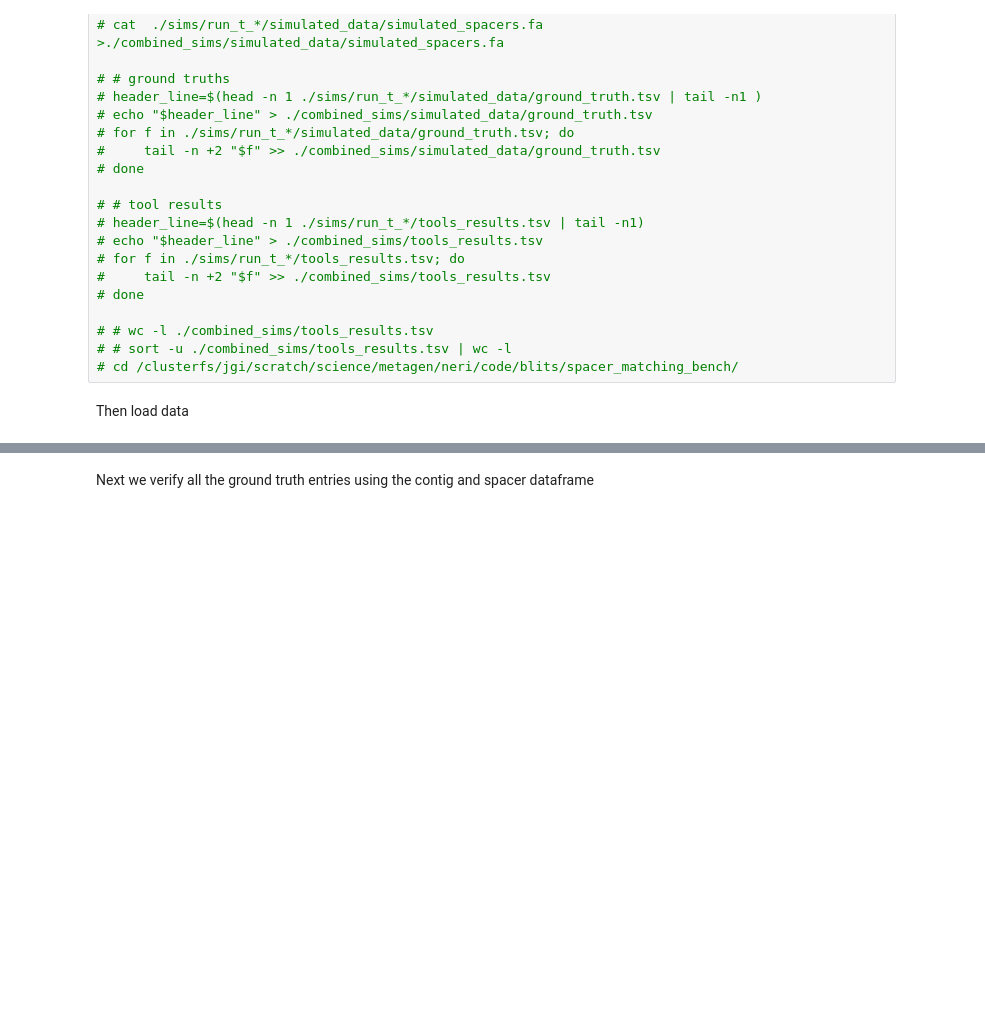
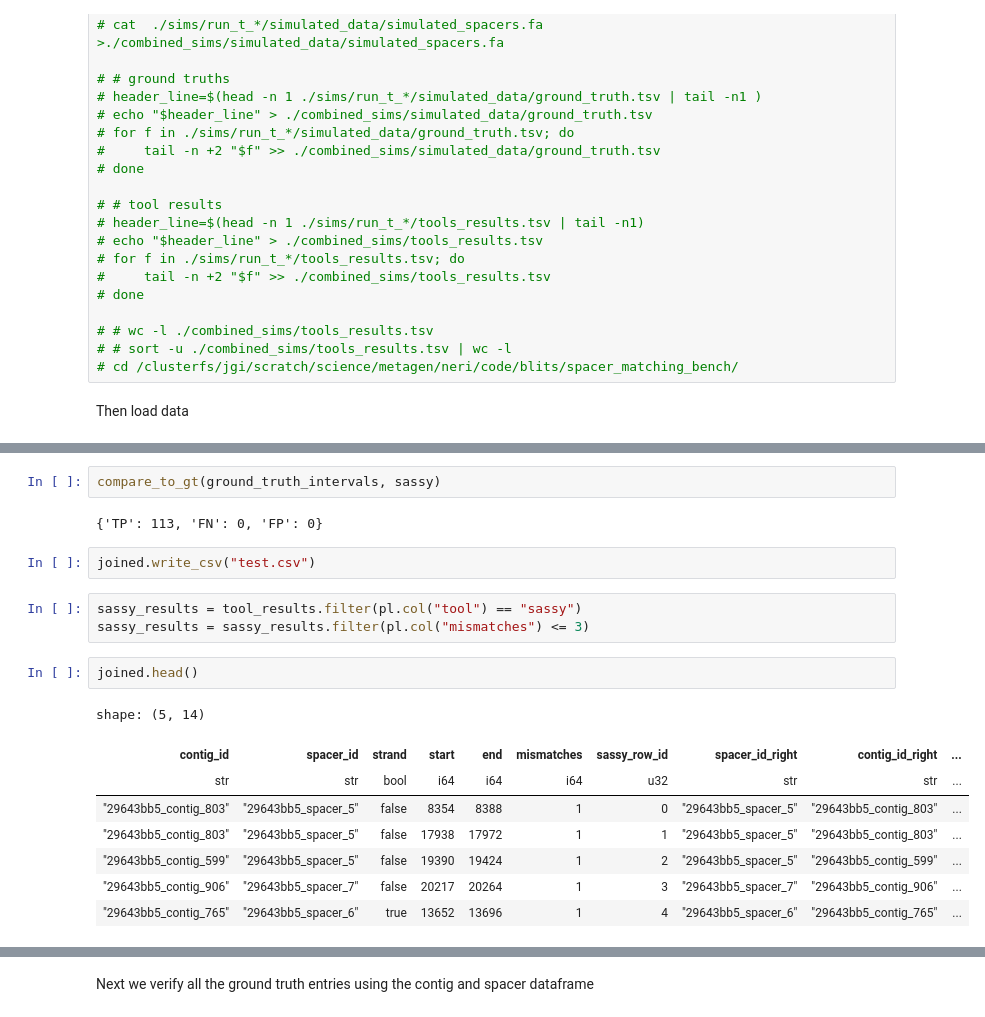
Before and after one commit to rickbeeloo/spacer_bench, a Jupyter notebook: notebooks/Performance_simulated.ipynb, the cells around one changed output, grey strips where cells are left out. Drawn from its saved outputs; the diff is of its cells as text; blank space fills up the shorter version.

```diff
--- a/notebooks/Performance_simulated.ipynb
+++ b/notebooks/Performance_simulated.ipynb
@@ -55,0 +283,20 @@ all_tool_results = pl.read_csv(source="./results/simulated/Runs/combined_sims/to
+# %%
+compare_to_gt(ground_truth_intervals, sassy)
+# %% [output]
+{'TP': 113, 'FN': 0, 'FP': 0}
+# %%
+joined.write_csv("test.csv")
+# %%
+sassy_results = tool_results.filter(pl.col("tool") == "sassy")
+sassy_results = sassy_results.filter(pl.col("mismatches") <= 3)
+# %%
+joined.head()
+# %% [output]
+shape: (5, 14)
+| contig_id | spacer_id | strand | start | end | mismatches | sassy_row_id | spacer_id_right | contig_id_right | ... |
+| str | str | bool | i64 | i64 | i64 | u32 | str | str | ... |
+| "29643bb5_contig_803" | "29643bb5_spacer_5" | false | 8354 | 8388 | 1 | 0 | "29643bb5_spacer_5" | "29643bb5_contig_803" | ... |
+| "29643bb5_contig_803" | "29643bb5_spacer_5" | false | 17938 | 17972 | 1 | 1 | "29643bb5_spacer_5" | "29643bb5_contig_803" | ... |
+| "29643bb5_contig_599" | "29643bb5_spacer_5" | false | 19390 | 19424 | 1 | 2 | "29643bb5_spacer_5" | "29643bb5_contig_599" | ... |
+| "29643bb5_contig_906" | "29643bb5_spacer_7" | false | 20217 | 20264 | 1 | 3 | "29643bb5_spacer_7" | "29643bb5_contig_906" | ... |
+| "29643bb5_contig_765" | "29643bb5_spacer_6" | true | 13652 | 13696 | 1 | 4 | "29643bb5_spacer_6" | "29643bb5_contig_765" | ... |
```
Also changed, not shown: parts of 32 cells of this notebook, 5 other files.
